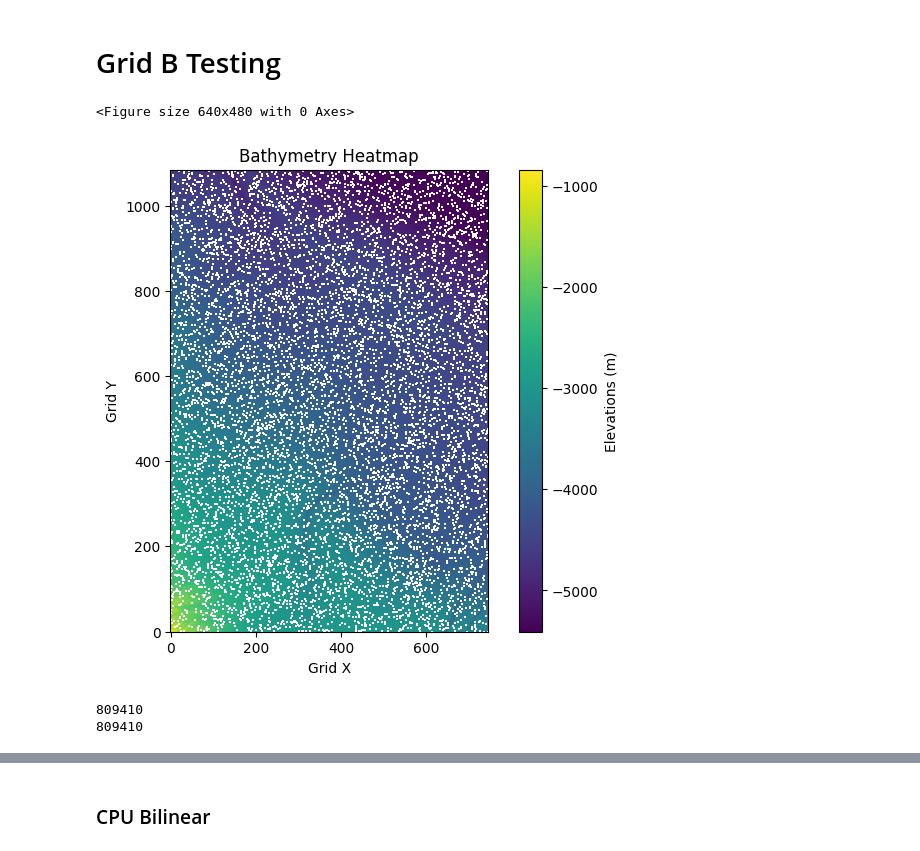
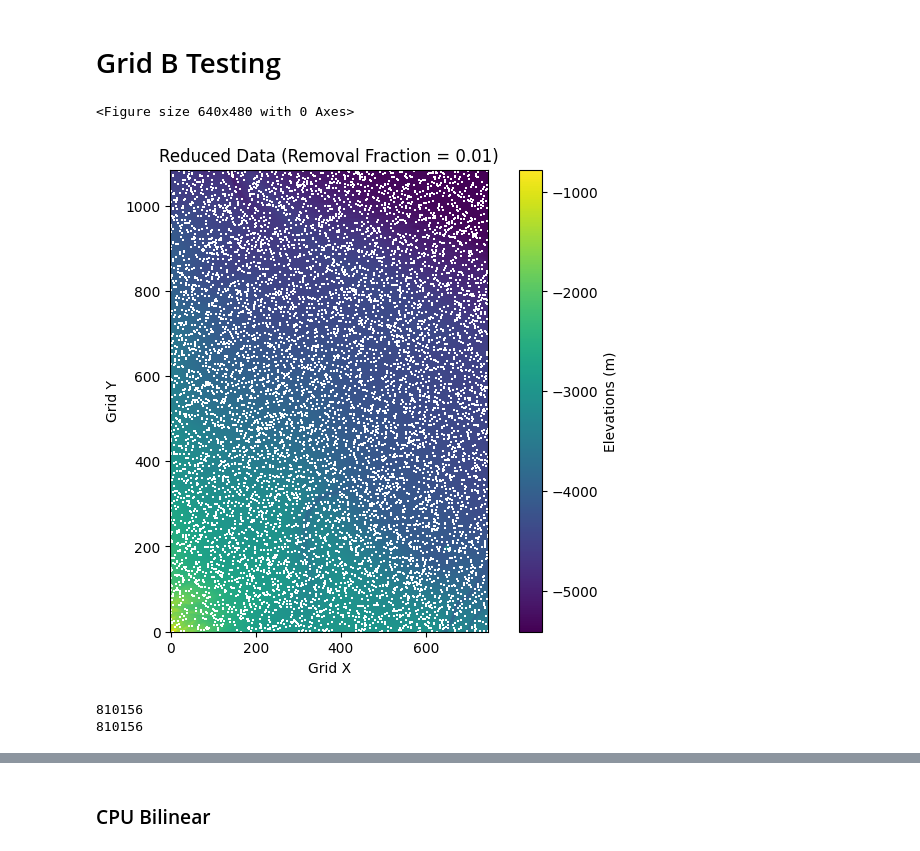
Before and after one commit to devsaxena974/AUV-Real-Time-Interpolation, a Jupyter notebook: code/test_cpu_gpu_results.ipynb, the cells around one changed output, grey strips where cells are left out. Cells and saved outputs as stored; diff of their text form; code cells hidden in the pictures.

```diff
--- a/code/test_cpu_gpu_results.ipynb
+++ b/code/test_cpu_gpu_results.ipynb
@@ -257,25 +292,27 @@ gpu_kriging_df
 # %%
-og = pd.read_csv(r'.\original_data.csv')
-reduced = pd.read_csv(r'.\reduced_data.csv')
+removal_fraction = 0.01
+
+og = pd.read_csv(r'.\test_data\original_data.csv', header=None)
+reduced = pd.read_csv(r'.\test_data\reduced_data.csv', header=None)
 # %%
 # Convert the DataFrame to a NumPy array.
 elevation_matrix = reduced.values
 
 # Create the heatmap.
 plt.clf()
 plt.figure(figsize=(8, 6))
 plt.imshow(elevation_matrix, cmap='viridis', origin='lower')
 plt.colorbar(label='Elevations (m)')
-plt.title("Bathymetry Heatmap")
+plt.title(f"Reduced Data (Removal Fraction = {removal_fraction})")
 plt.xlabel("Grid X")
 plt.ylabel("Grid Y")
 plt.show()
 # %% [output]
 <Figure size 640x480 with 0 Axes>
-[figure, old version]
+[figure, new version]
 # %%
 print(og.size)
 print(reduced.size)
 # %% [output]
-809410
-809410
+810156
+810156
```
Also changed, not shown: parts of 46 cells of this notebook, 4 other files.
